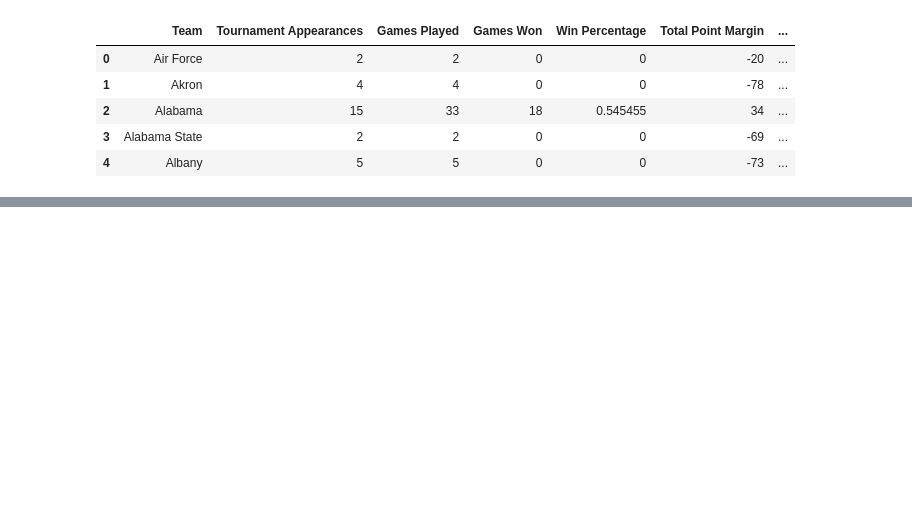
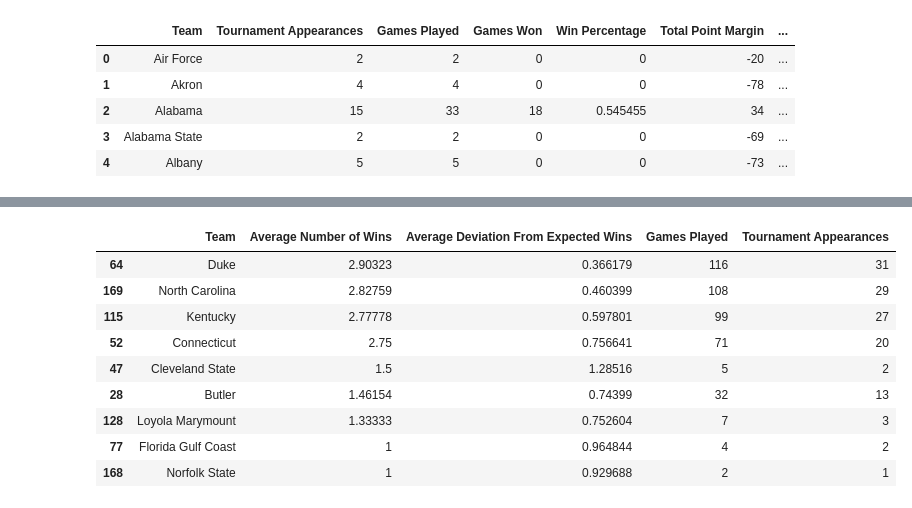
Before and after one commit to mmclaughlin87/march-madness-historical-perfomance, a Jupyter notebook: march_madness_analysis.ipynb, the cells around one changed output, grey strips where cells are left out. Drawn from its saved outputs; the diff is of its cells as text; code cells hidden in the pictures; blank space fills up the shorter version.

```diff
--- a/march_madness_analysis.ipynb
+++ b/march_madness_analysis.ipynb
@@ -556,0 +572,13 @@ plt.show()
+# %%
+teams_to_highlight.loc[:,['Team','Average Number of Wins','Average Deviation From Expected Wins','Games Played','Tournament Appearances']].sort_values(by='Average Number of Wins',ascending=False)
+# %% [output]
+|  | Team | Average Number of Wins | Average Deviation From Expected Wins | Games Played | Tournament Appearances |
+| 64 | Duke | 2.90323 | 0.366179 | 116 | 31 |
+| 169 | North Carolina | 2.82759 | 0.460399 | 108 | 29 |
+| 115 | Kentucky | 2.77778 | 0.597801 | 99 | 27 |
+| 52 | Connecticut | 2.75 | 0.756641 | 71 | 20 |
+| 47 | Cleveland State | 1.5 | 1.28516 | 5 | 2 |
+| 28 | Butler | 1.46154 | 0.74399 | 32 | 13 |
+| 128 | Loyola Marymount | 1.33333 | 0.752604 | 7 | 3 |
+| 77 | Florida Gulf Coast | 1 | 0.964844 | 4 | 2 |
+| 168 | Norfolk State | 1 | 0.929688 | 2 | 1 |
```
Also changed, not shown: parts of 19 cells of this notebook.
